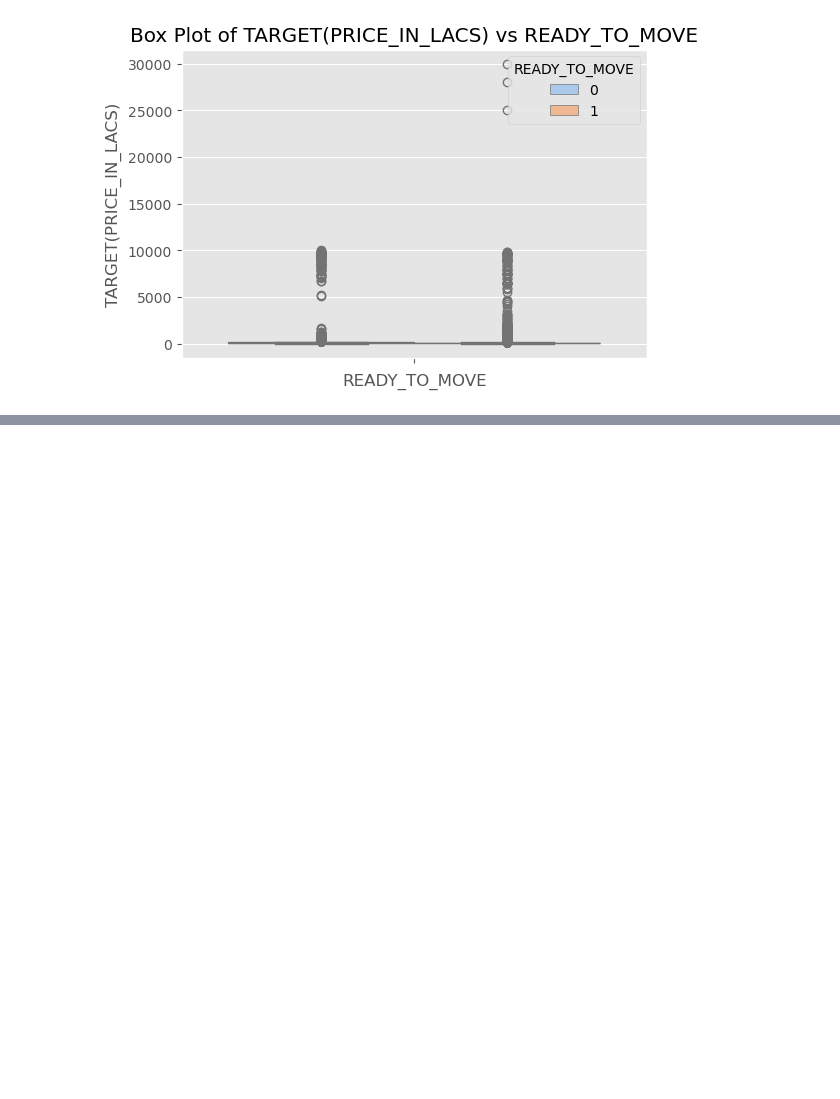
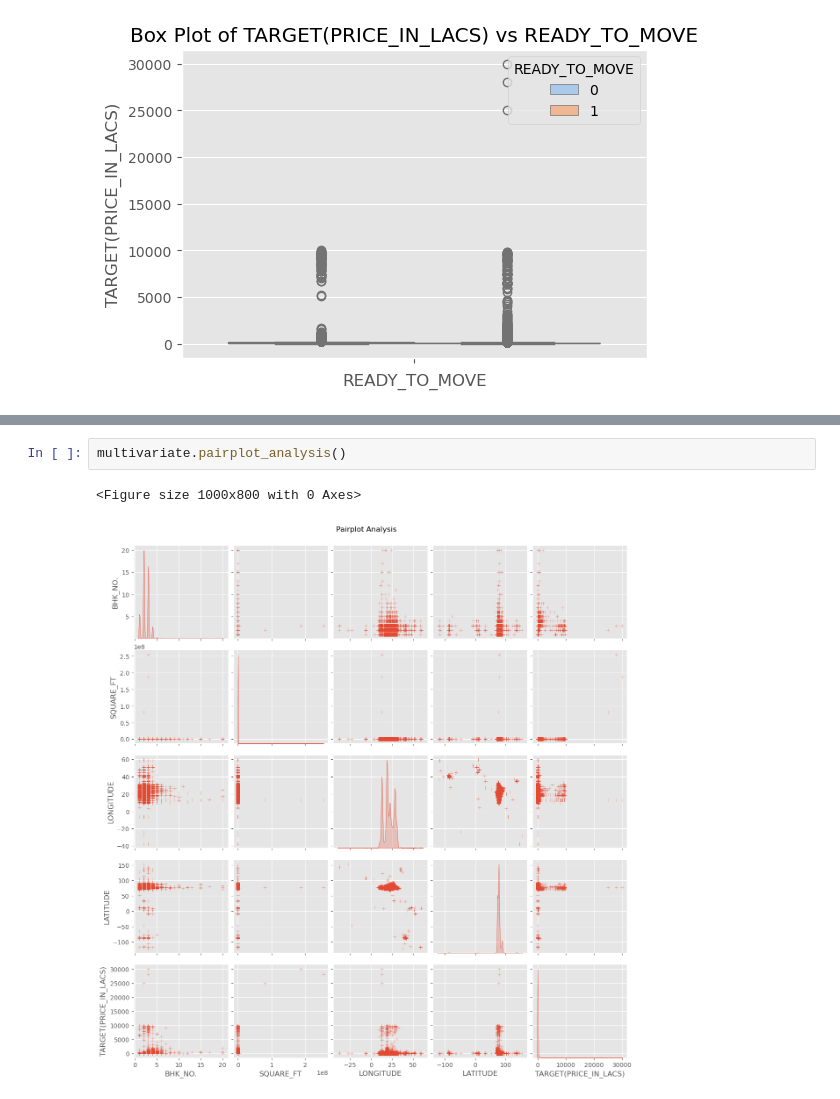
Before and after one commit to mobadara/housing-in-india, a Jupyter notebook: notebooks/exploratory-data-analysis.ipynb, the cells around one changed output, grey strips where cells are left out. Drawn from its saved outputs; the diff is of its cells as text; blank space fills up the shorter version.

```diff
--- a/notebooks/exploratory-data-analysis.ipynb
+++ b/notebooks/exploratory-data-analysis.ipynb
@@ -344,0 +384,5 @@ bivariate.categorial_analysis('READY_TO_MOVE')
+# %%
+multivariate.pairplot_analysis()
+# %% [output]
+<Figure size 1000x800 with 0 Axes>
+[figure, added]
```
Also changed, not shown: parts of 24 cells of this notebook, 2 other files.
